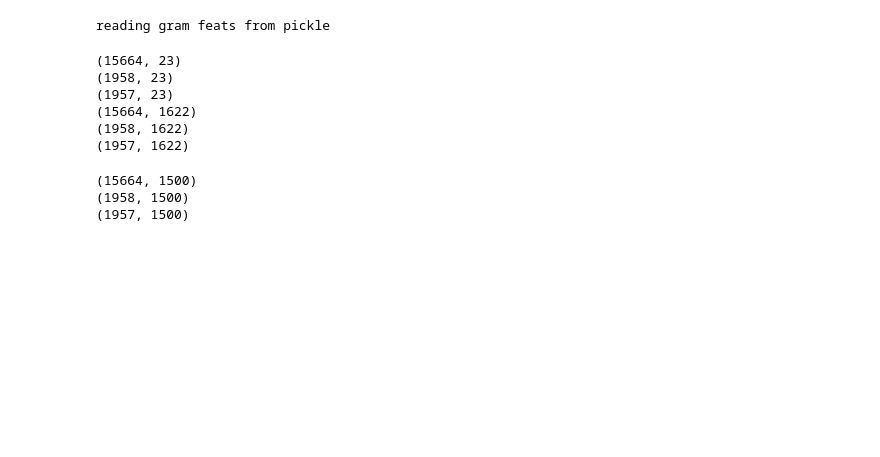
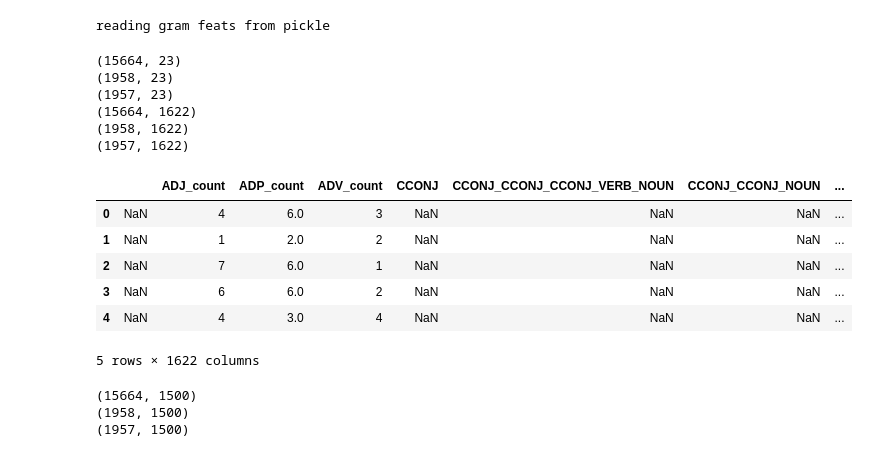
Before and after one commit to happythenewsad/cis545project, a Jupyter notebook: main.ipynb, the cells around one changed output. Drawn from its saved outputs; the diff is of its cells as text; code cells hidden in the pictures; blank space fills up the shorter version.

```diff
--- a/main.ipynb
+++ b/main.ipynb
@@ -128,6 +130,16 @@ print(test_gram_seq_df.shape)
 (15664, 1622)
 (1958, 1622)
 (1957, 1622)
+# %%
+train_gram_seq_df.head()
+# %% [output]
+|  |  | ADJ_count | ADP_count | ADV_count | CCONJ | CCONJ_CCONJ_CCONJ_VERB_NOUN | CCONJ_CCONJ_NOUN | ... |
+| 0 | NaN | 4 | 6.0 | 3 | NaN | NaN | NaN | ... |
+| 1 | NaN | 1 | 2.0 | 2 | NaN | NaN | NaN | ... |
+| 2 | NaN | 7 | 6.0 | 1 | NaN | NaN | NaN | ... |
+| 3 | NaN | 6 | 6.0 | 2 | NaN | NaN | NaN | ... |
+| 4 | NaN | 4 | 3.0 | 4 | NaN | NaN | NaN | ... |
+5 rows × 1622 columns
 # %%
 # textual feature engineering
 from nltk.corpus import stopwords
```
Also changed, not shown: parts of 5 cells of this notebook, 1 other file.
